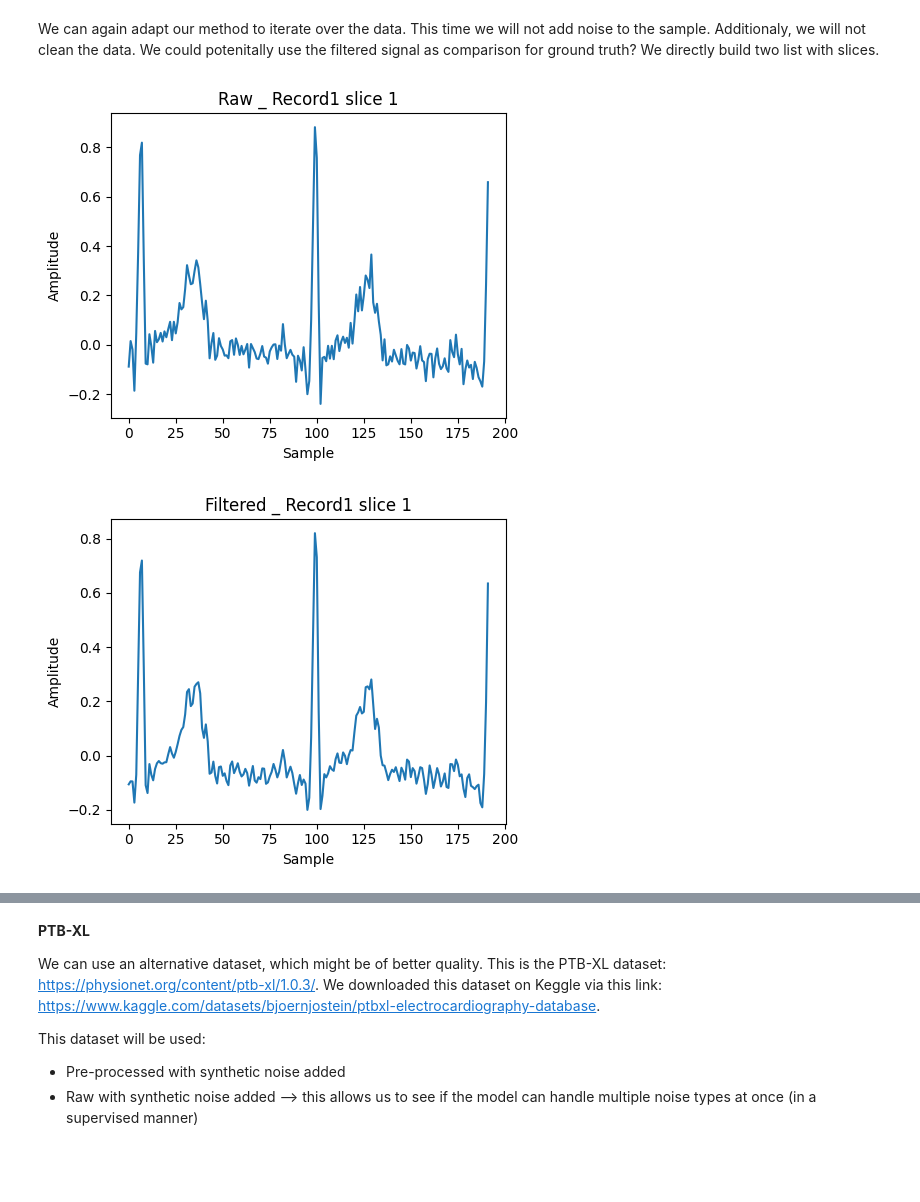
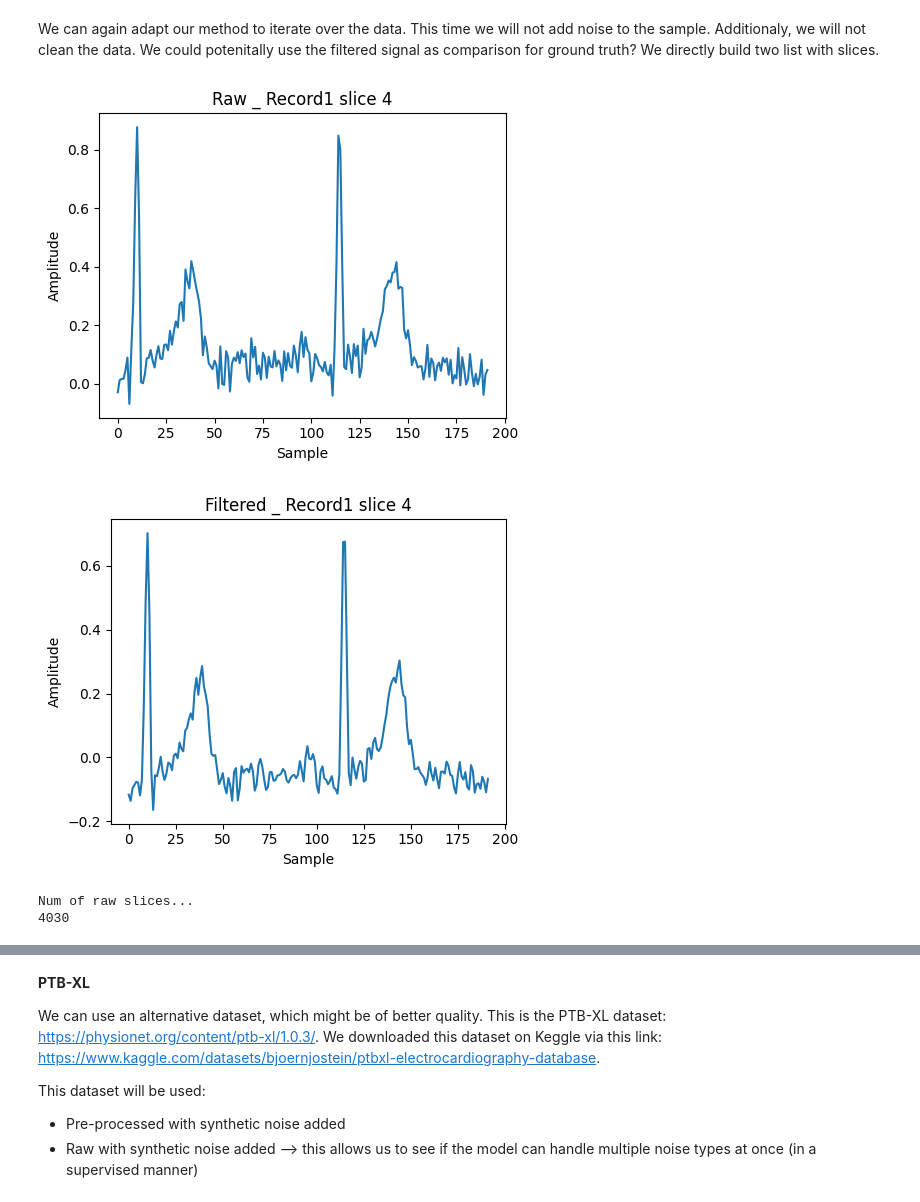
Before and after one commit to piedeboer96/ECG-Signal-Denoising, a Jupyter notebook: ecg_build_datasets_NEW.ipynb, the cells around one changed output, grey strips where cells are left out. Cells and saved outputs as stored; diff of their text form; code cells hidden in the pictures; blank space fills up the shorter version.

```diff
--- a/ecg_build_datasets_NEW.ipynb
+++ b/ecg_build_datasets_NEW.ipynb
@@ -421,39 +577,48 @@ def generate_slices_ecg_id(path_to_ecg_database, limit=20000):
                     record_path = os.path.join(folder_path, record_number)
                     record = wfdb.rdsamp(record_path)
 
-                    # print('Record number', record_number)
-
                     # If the record is found
                     if record:
                         ecg_signal_raw = record[0][:, 0]
                         ecg_signal_filtered = record[0][:, 1]
 
                         # DOWNSAMPLE
                         ecg_signal_raw_down = resample_signal(ecg_signal_raw, 500, 128)
                         ecg_signal_filtered_down = resample_signal(ecg_signal_filtered, 500, 128)
 
                         # BUILD SLICES
                         slices_raw = slice_ecg_signal(ecg_signal_raw_down, slice_duration=sampto)
                         slices_filtered = slice_ecg_signal(ecg_signal_filtered_down, slice_duration=sampto)
 
                         # BUILD DICT
                         list_of_raw_slices.append(slices_raw)
                         list_of_filtered_slices.append(slices_filtered)
 
                         file_counter += 1
 
     return list_of_raw_slices, list_of_filtered_slices
 
 path_to_ecg_database = 'data/ecg-id'
 list_of_raw_slices, list_of_filtered_slices = generate_slices_ecg_id(path_to_ecg_database,20000)
 
-x = int(np.random())       # record x  (TOTAL=)
-y = 1       # slice number y
+x = 1       # record x  (TOTAL=)
+y = 4       # slice number y
 
 plot_multiple_timeseries([list_of_raw_slices[x][y]], ['Raw _ Record' + str(x) + ' slice ' + str(y)])
 plot_multiple_timeseries([list_of_filtered_slices[x][y]], ['Filtered _ Record' + str(x) + ' slice ' + str(y)])
 
-# TODO: flatten the data
+flattened_raw_slices = np.concatenate(list_of_raw_slices, axis=0)
+flattened_filtered_slices = np.concatenate(list_of_filtered_slices, axis=0)
+
+idx_flat = 13*x + y + 1
+
+print('Num of raw slices...')
+print(len(flattened_raw_slices))
+
+plot_multiple_timeseries([flattened_raw_slices[idx_flat]], ['Raw _' + str(idx_flat)])
+plot_multiple_timeseries([flattened_filtered_slices[idx_flat]], ['Filtered ' + str(idx_flat)])
 # %% [output]
-[figure, old version]
+[figure, new version]
-[figure, old version]
+[figure, new version]
+Num of raw slices...
+4030
```
Also changed, not shown: parts of 18 cells of this notebook, 1 other file.
